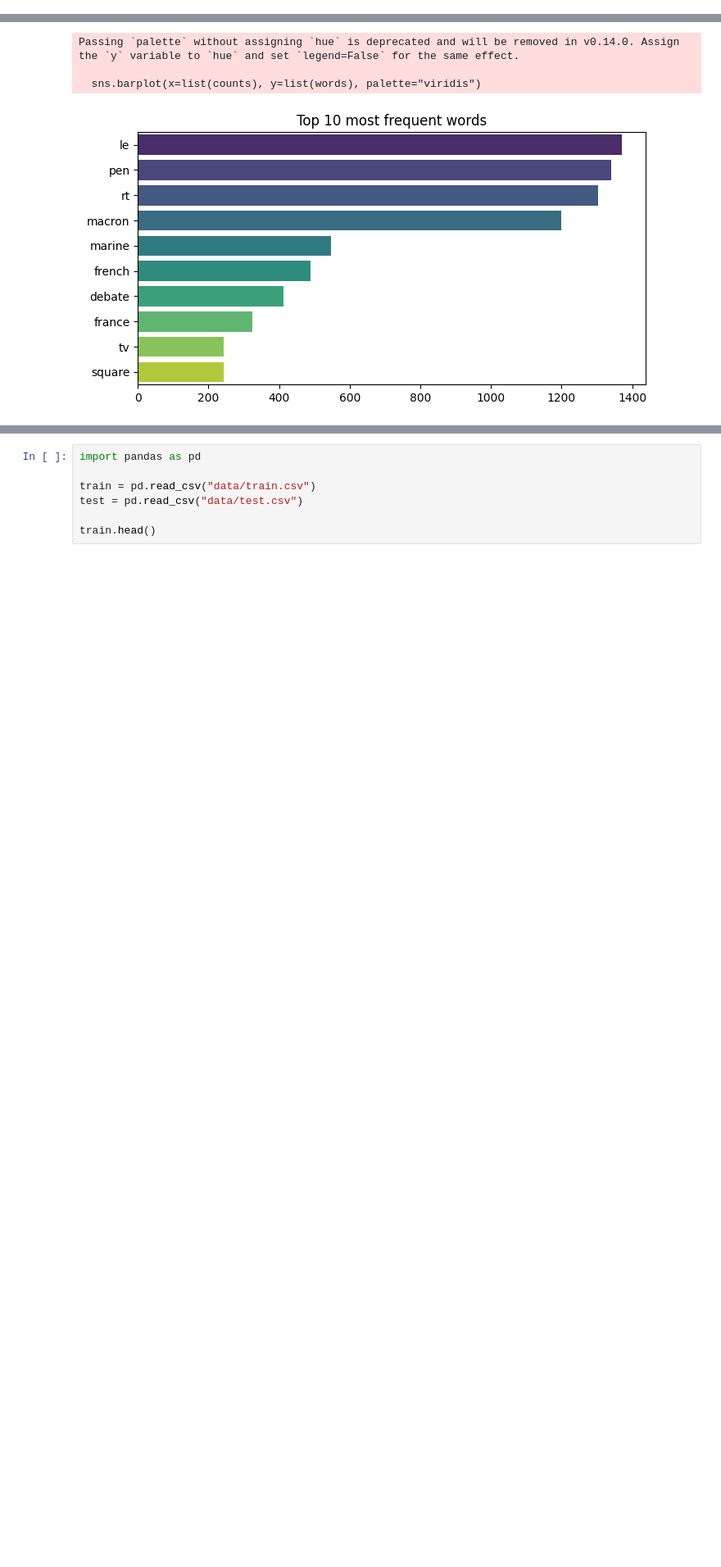
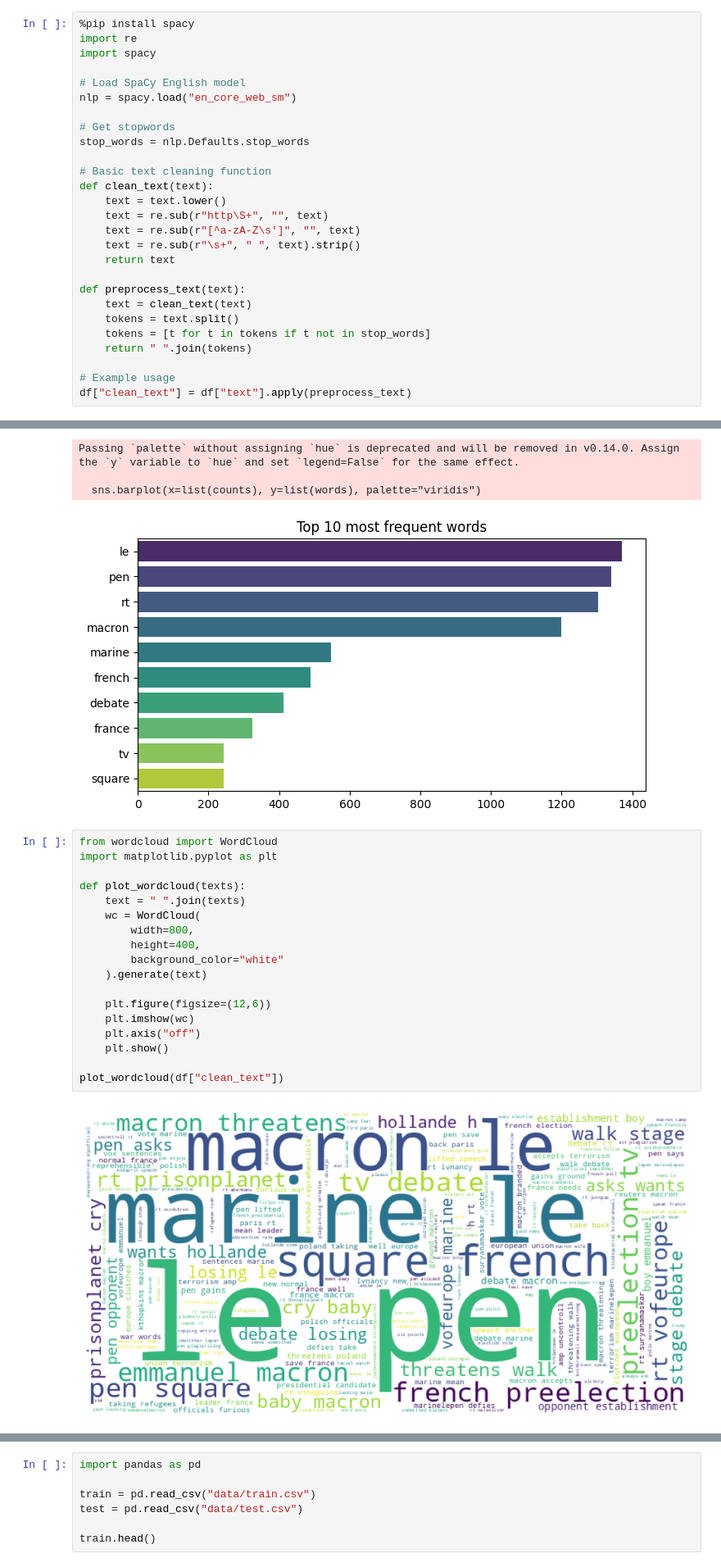
Before and after one commit to micagonzdark/ComputationalSocialSciences, a Jupyter notebook: project/analysis.ipynb, the cells around one changed output, grey strips where cells are left out. Shown at 82% size. Saved outputs shown, nothing was run; the diff lists cells and outputs as text; blank space fills up the shorter version.

Commit message:
4-project-starting-point: Add mathilde's correction and graphs

```diff
--- a/project/analysis.ipynb
+++ b/project/analysis.ipynb
@@ -309,0 +311,27 @@ df[["text","clean_text"]]
+# %%
+%pip install spacy
+import re
+import spacy
+
+# Load SpaCy English model
+nlp = spacy.load("en_core_web_sm")
+
+# Get stopwords
+stop_words = nlp.Defaults.stop_words
+
+# Basic text cleaning function
+def clean_text(text):
+    text = text.lower()
+    text = re.sub(r"http\S+", "", text)
+    text = re.sub(r"[^a-zA-Z\s']", "", text)
+    text = re.sub(r"\s+", " ", text).strip()
+    return text
+
+def preprocess_text(text):
+    text = clean_text(text)
+    tokens = text.split()
+    tokens = [t for t in tokens if t not in stop_words]
+    return " ".join(tokens)
+
+# Example usage
+df["clean_text"] = df["text"].apply(preprocess_text)
@@ -437,3 +494,23 @@ Passing `palette` without assigning `hue` is deprecated and will be removed in v
 
   sns.barplot(x=list(counts), y=list(words), palette="viridis")
 [figure]
+# %%
+from wordcloud import WordCloud
+import matplotlib.pyplot as plt
+
+def plot_wordcloud(texts):
+    text = " ".join(texts)
+    wc = WordCloud(
+        width=800,
+        height=400,
+        background_color="white"
+    ).generate(text)
+
+    plt.figure(figsize=(12,6))
+    plt.imshow(wc)
+    plt.axis("off")
+    plt.show()
+
+plot_wordcloud(df["clean_text"])
+# %% [output]
+[figure, added]
```
Also changed, not shown: parts of 6 cells of this notebook.
